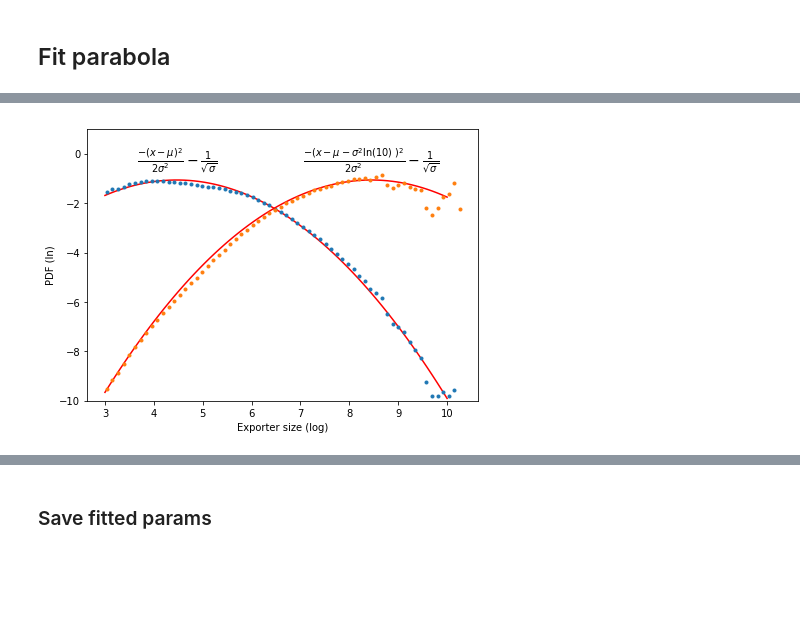
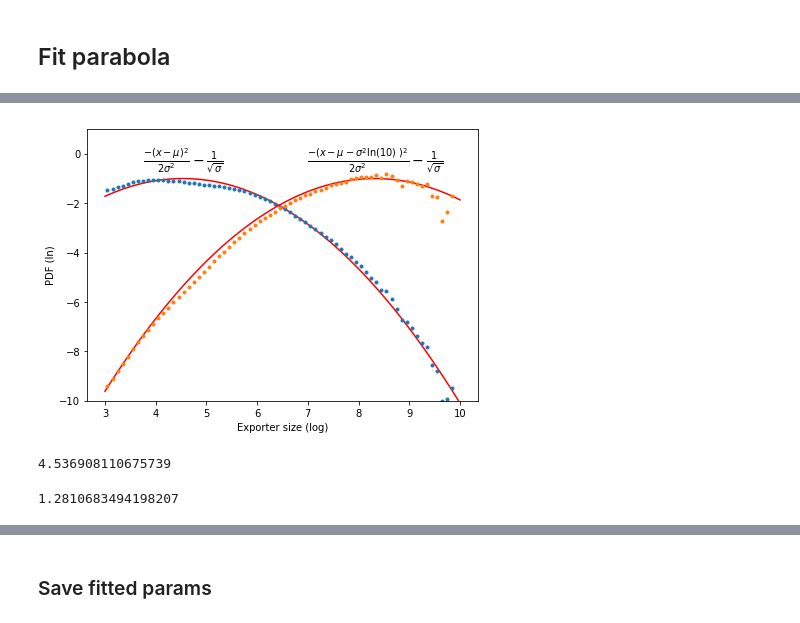
Before and after one commit to matuteiglesias/French_exports_bkp, a Jupyter notebook: code/notebooks/Parabolas. Simulated distribution and growth.ipynb, the cells around one changed output, grey strips where cells are left out. Cells and saved outputs as stored; diff of their text form; code cells hidden in the pictures; blank space fills up the shorter version.

Commit message:
Added user created data

```diff
--- a/code/notebooks/Parabolas. Simulated distribution and growth.ipynb
+++ b/code/notebooks/Parabolas. Simulated distribution and growth.ipynb
@@ -38,21 +47,22 @@ fs_df = df.groupby(['ID','IMPORT','YEAR'])['VART'].sum().reset_index()
 ## Fit parabola
 # %%
 from numpy import log10, inf, nan
-fs_df['log_VART'] = log10(fs_df['VART'])
 
-i = 0
-fs_df_slice = fs_df.loc[fs_df.IMPORT == i].replace(-inf, nan).dropna()
-fs_df_slice['bin'], bins_x = pd.cut(fs_df_slice['log_VART'], 90, retbins=True)
-bin_width = pd.Series(bins_x).diff().median()
+def fit_data_from_slice(df, bins = np.arange(3, 10, 0.1)):# bins = 90
+    fs_df_slice = df
+    fs_df_slice['bin'], bins_x = pd.cut(fs_df_slice['log_VART'], bins, retbins=True)
+    bin_width = pd.Series(bins_x).diff().median()
 
-fs_ct_val = fs_df_slice.groupby('bin').agg({'ID': 'count', 'VART': sum}).rename(columns = {'ID': 'counts', 'VART': 'value'})
+    fs_ct_val = fs_df_slice.groupby('bin').agg({'ID': 'count', 'VART': sum}).rename(columns = {'ID': 'counts', 'VART': 'value'})
 
-fs_ct_val/=fs_ct_val.sum()
-fs_ct_PDF = fs_ct_val/bin_width
+    fs_ct_val/=fs_ct_val.sum()
+    fs_ct_PDF = fs_ct_val/bin_width
 
-fs_ct_PDF['log_VART'] = (bins_x[:-1] + bins_x[1:])/2.
+    fs_ct_PDF['log_VART'] = (bins_x[:-1] + bins_x[1:])/2.
 
-fit_data = fs_ct_PDF.loc[np.array([b.mid for b in fs_ct_PDF.index]) > 3]
+    fit_data = fs_ct_PDF.loc[np.array([b.mid for b in fs_ct_PDF.index]) > 3]
 
-# attention, this is natural log, but better for getting the exponent of the lognormal
-fit_data[['counts', 'value']] = np.log(fit_data[['counts', 'value']]).add_suffix('_log')
+    # attention, this is natural log, but better for getting the exponent of the lognormal
+    fit_data[['counts', 'value']] = np.log(fit_data[['counts', 'value']]).add_suffix('_log')
+
+    return fit_data
@@ -58,0 +152,8 @@ fit_data[['counts', 'value']] = np.log(fit_data[['counts', 'value']]).add_suffix
+# %%
+# sigma_l
+import seaborn as sns
+
+ax = sns.regplot(x="YEAR", y="mu", data=fits)
+
+mu_slope = fits[['YEAR', 'mu']].corr().values[0][1]*fits.mu.std()/fits.YEAR.std()
+# plt.plot(range(1997, 2014), sigma_l, 'o')
@@ -59,4 +162,11 @@ fit_data[['counts', 'value']] = np.log(fit_data[['counts', 'value']]).add_suffix
+# %%
+fs_df_slice['mu_drift_corr'] = -mu_slope*(fs_df_slice.YEAR - 2005)
+# %%
+fs_df_slice['log_VART'] = fs_df_slice['log_VART'] + fs_df_slice['mu_drift_corr']
+fs_df_slice['VART'] = np.power(10, fs_df_slice['log_VART']).round().astype(int)
 # %%
+fit_data = fit_data_from_slice(fs_df_slice, bins = np.arange(3, 10, 0.1))
+
 fig, ax = plt.subplots(1, figsize = (7, 5))
 
 ## COUNTS
@@ -76,31 +186,39 @@ mu = -z[1]/(2*z[0])
 # cnt = cnt/cnt.sum()
 # plt.plot(x[:-1] + .115/2, np.log(cnt) + 2.2)
 
 # VALUE
 #fit
 zval = np.polyfit(x + (sigma**2)*np.log(10), y, 2)
 poly_val = np.poly1d(zval)
 # plt.plot(x[:-1] + .115/2, np.log(cnt) + 2.2)
 ax.plot(xp, poly_val(xp), '-', c = 'r')
 
 #points
 y2 = fit_data.value
 plt.plot(x, y2, '.', c = '#ff7f0e')
 cnt, bns = np.histogram(np.random.normal(mu + (sigma**2)*np.log(10), sigma, 1000000), x)
 cnt = cnt/cnt.sum()
 
 
 # label='%5.3f x + %5.3f' % tuple(popt)
 # ddd
 
 ax.annotate(r'$ \frac{{-(x - \mu)} ^{2}}{2 {\sigma}^{2}}  - \frac{1}{\sqrt{\sigma}}$' % mu, xy=(mu, -.5), ha="center", fontsize=14)
 ax.annotate(r'$ \frac{{-(x - \mu - {\sigma}^{2} \ln(10)\ )} ^{2}}{2 {\sigma}^{2}} - \frac{1}{\sqrt{\sigma}}$',
             xy=(mu + (sigma**2)*np.log(10), -.5), ha="center", fontsize=14)
 
 ax.set_ylim(-10, 1)
 ax.set_xlabel('Exporter size (log)')
 ax.set_ylabel('PDF (ln)')
 plt.savefig('./../../../thesis_writing/figures/parabolas_fit.png', dpi = 400)
 plt.show()
 # %% [output]
-[figure, old version]
+[figure, new version]
+# %%
+mu
+# %% [output]
+4.536908110675739
+# %%
+sigma
+# %% [output]
+1.2810683494198207
```
Also changed, not shown: parts of 8 cells of this notebook.
